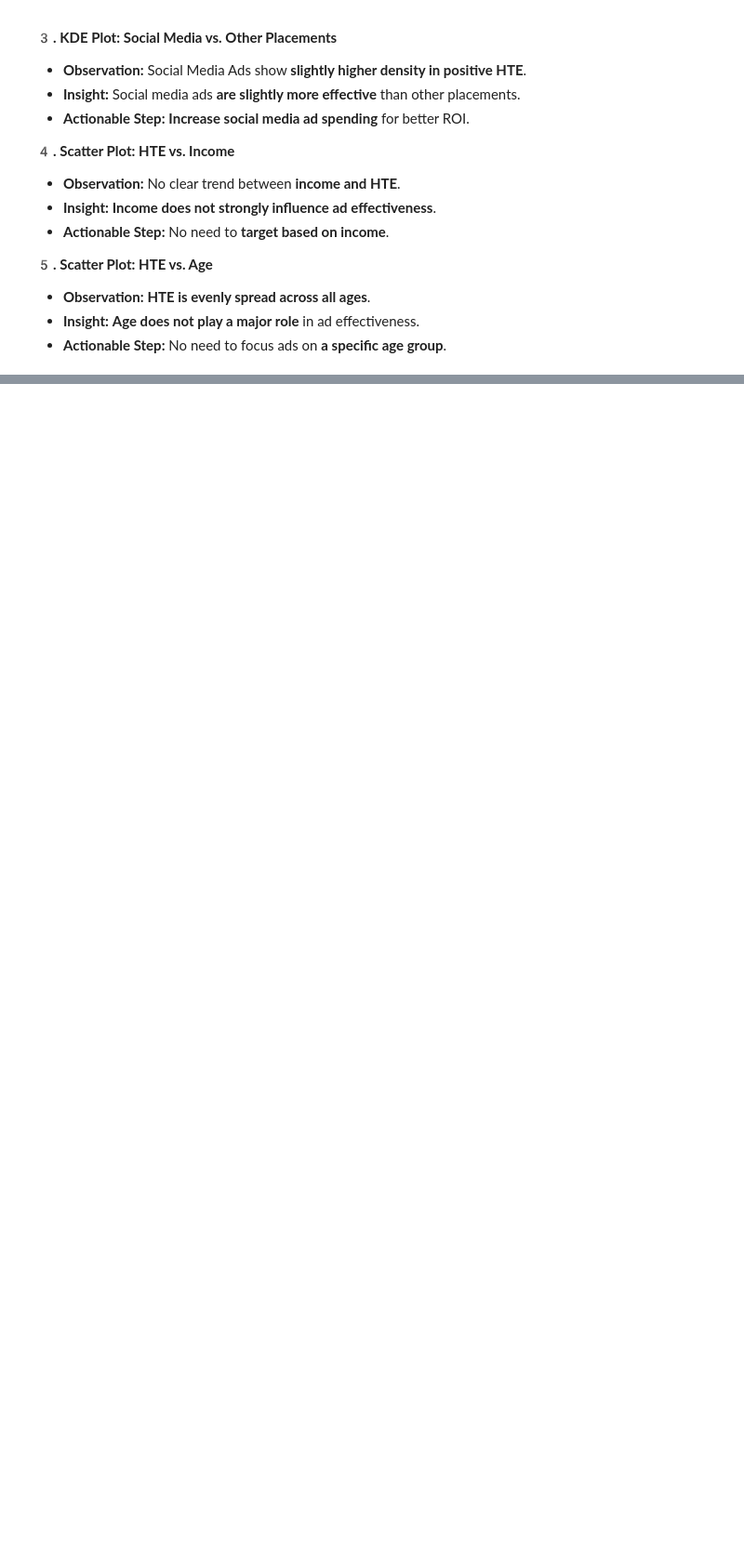
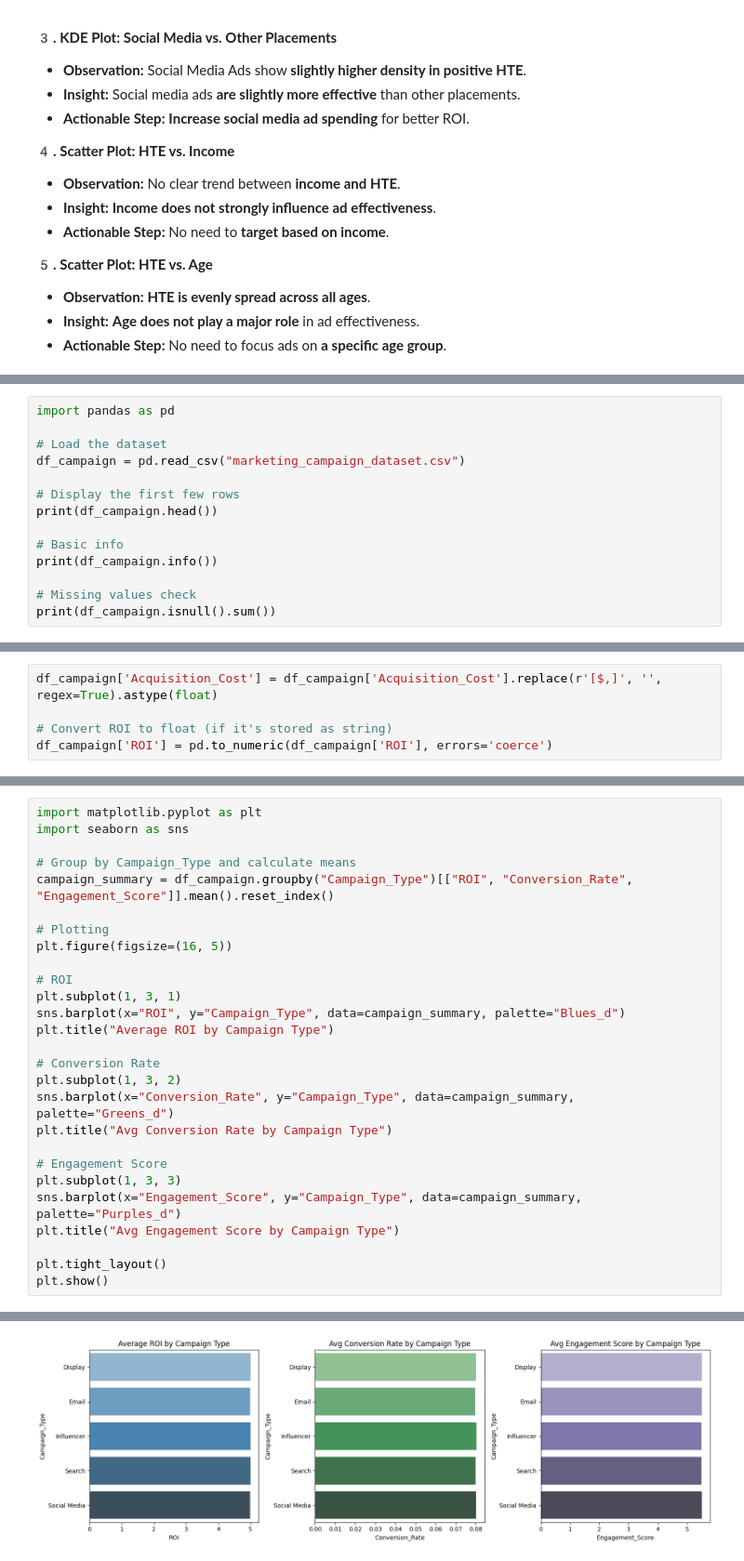
Before and after one commit to ARYAN-SIDH/Ads-Optimization-CTR-Conversions, a Jupyter notebook: masters_project.ipynb, the cells around one changed output, grey strips where cells are left out. Shown at 93% size. Drawn from its saved outputs; the diff is of its cells as text; blank space fills up the shorter version.

Commit message:
Completed campaign dataset analysis with performance insights by channel and campaign type across ROI, engagement, and conversion metrics

```diff
--- a/masters_project.ipynb
+++ b/masters_project.ipynb
@@ -726,0 +725,14 @@ plt.show()
+# %%
+import pandas as pd
+
+# Load the dataset
+df_campaign = pd.read_csv("marketing_campaign_dataset.csv")
+
+# Display the first few rows
+print(df_campaign.head())
+
+# Basic info
+print(df_campaign.info())
+
+# Missing values check
+print(df_campaign.isnull().sum())
@@ -726,0 +757,5 @@ plt.show()
+# %%
+df_campaign['Acquisition_Cost'] = df_campaign['Acquisition_Cost'].replace(r'[$,]', '', regex=True).astype(float)
+
+# Convert ROI to float (if it's stored as string)
+df_campaign['ROI'] = pd.to_numeric(df_campaign['ROI'], errors='coerce')
@@ -726,0 +810,28 @@ plt.show()
+# %%
+import matplotlib.pyplot as plt
+import seaborn as sns
+
+# Group by Campaign_Type and calculate means
+campaign_summary = df_campaign.groupby("Campaign_Type")[["ROI", "Conversion_Rate", "Engagement_Score"]].mean().reset_index()
+
+# Plotting
+plt.figure(figsize=(16, 5))
+
+# ROI
+plt.subplot(1, 3, 1)
+sns.barplot(x="ROI", y="Campaign_Type", data=campaign_summary, palette="Blues_d")
+plt.title("Average ROI by Campaign Type")
+
+# Conversion Rate
+plt.subplot(1, 3, 2)
+sns.barplot(x="Conversion_Rate", y="Campaign_Type", data=campaign_summary, palette="Greens_d")
+plt.title("Avg Conversion Rate by Campaign Type")
+
+# Engagement Score
+plt.subplot(1, 3, 3)
+sns.barplot(x="Engagement_Score", y="Campaign_Type", data=campaign_summary, palette="Purples_d")
+plt.title("Avg Engagement Score by Campaign Type")
+
+plt.tight_layout()
+plt.show()
+# %% [output]
@@ -726,0 +849 @@ plt.show()
+[figure, added]
```
Also changed, not shown: parts of 10 cells of this notebook, 7 other files.
